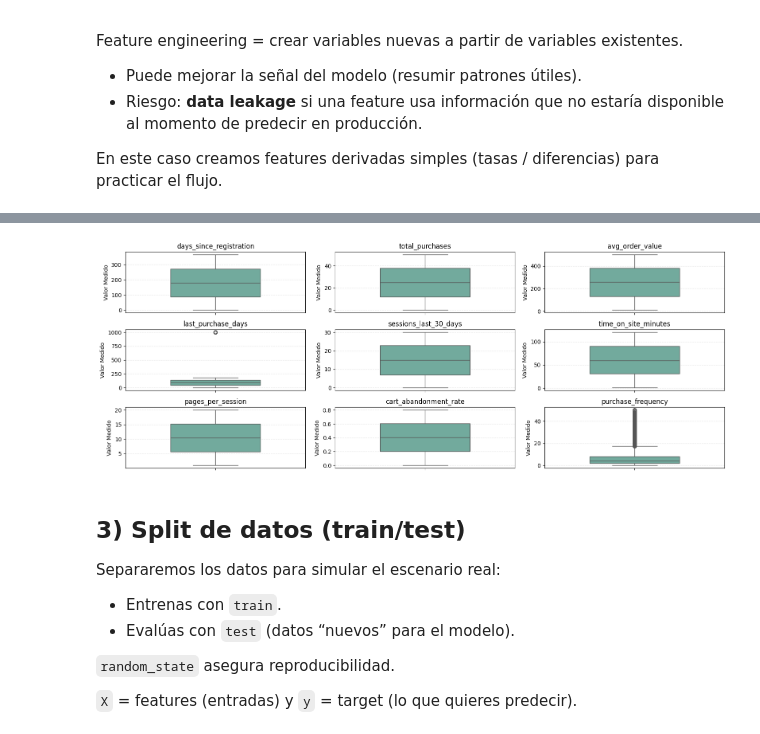
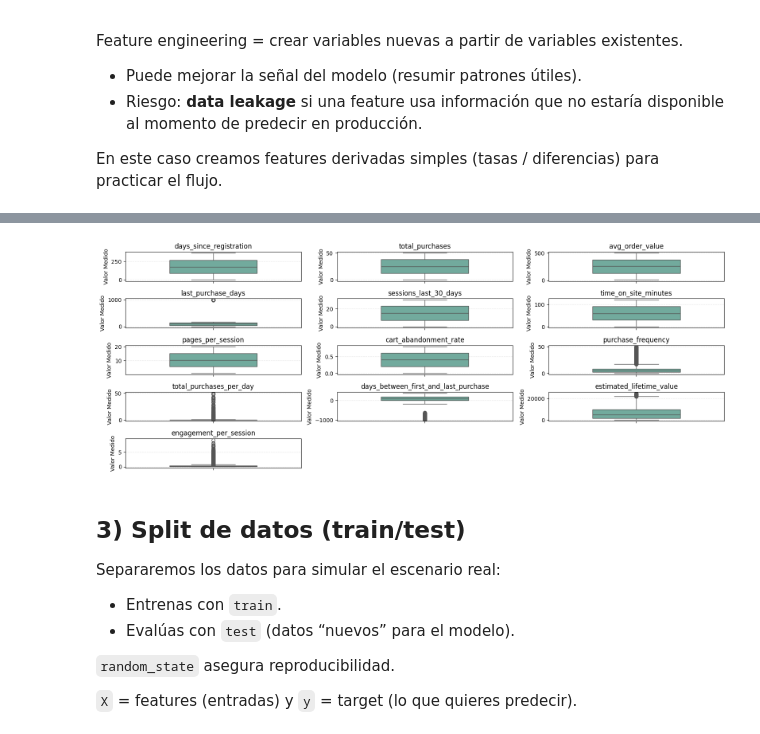
Before and after one commit to Zmonjax/01-Intro-ML, a Jupyter notebook: 01_mlops_intro_notebook.ipynb, the cells around one changed output, grey strips where cells are left out. Cells and saved outputs as stored; diff of their text form; code cells hidden in the pictures.

```diff
--- a/01_mlops_intro_notebook.ipynb
+++ b/01_mlops_intro_notebook.ipynb
@@ -156,34 +172,38 @@ df['engagement_per_session'] = df['pages_per_session'] / (df['time_on_site_minut
 # %%
 import matplotlib.pyplot as plt
 
 variables = [
     "days_since_registration",
     "total_purchases",
     "avg_order_value",
     "last_purchase_days",
     "sessions_last_30_days",
     "time_on_site_minutes",
     "pages_per_session",
     "cart_abandonment_rate",
     "purchase_frequency",
+    'total_purchases_per_day',
+    'days_between_first_and_last_purchase',
+    'estimated_lifetime_value',
+    'engagement_per_session'
 ]
 
 plt.figure(figsize=(16, 6))
 
 for i, var in enumerate(variables, 1):
 
-    plt.subplot(3, 3, i)
+    plt.subplot(5, 3, i)
 
     sns.boxplot(y=df[var], color='#69b3a2', width=0.5)
 
     plt.title(f'{var}', fontsize=12)
     plt.ylabel('Valor Medido')
     plt.grid(axis='y', linestyle='--', alpha=0.3)
 
 plt.tight_layout()
 plt.show()
 # %% [output]
-[figure, old version]
+[figure, new version]
 # %% [markdown]
 ## 3) Split de datos (train/test)
 
```
Also changed, not shown: parts of 5 cells of this notebook.
